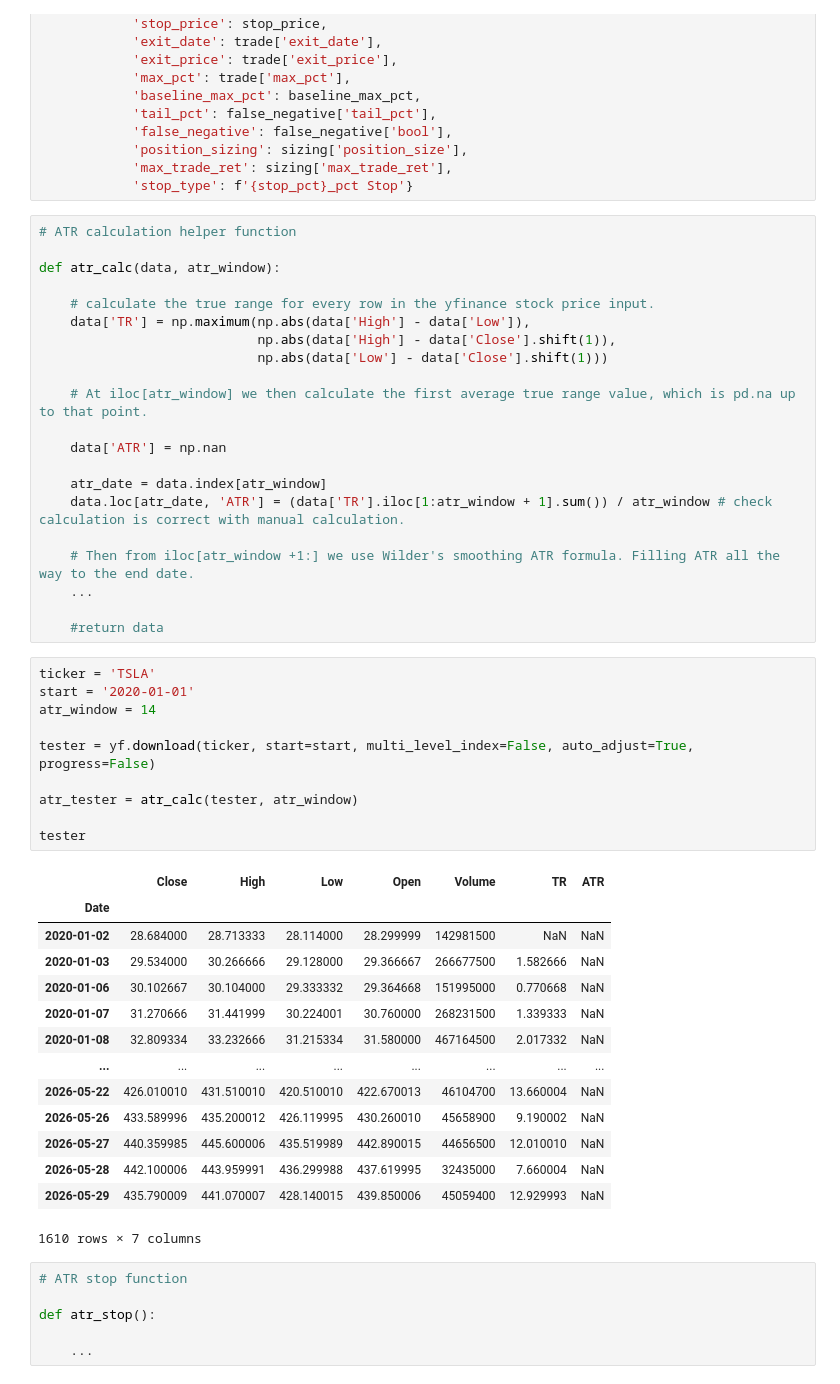
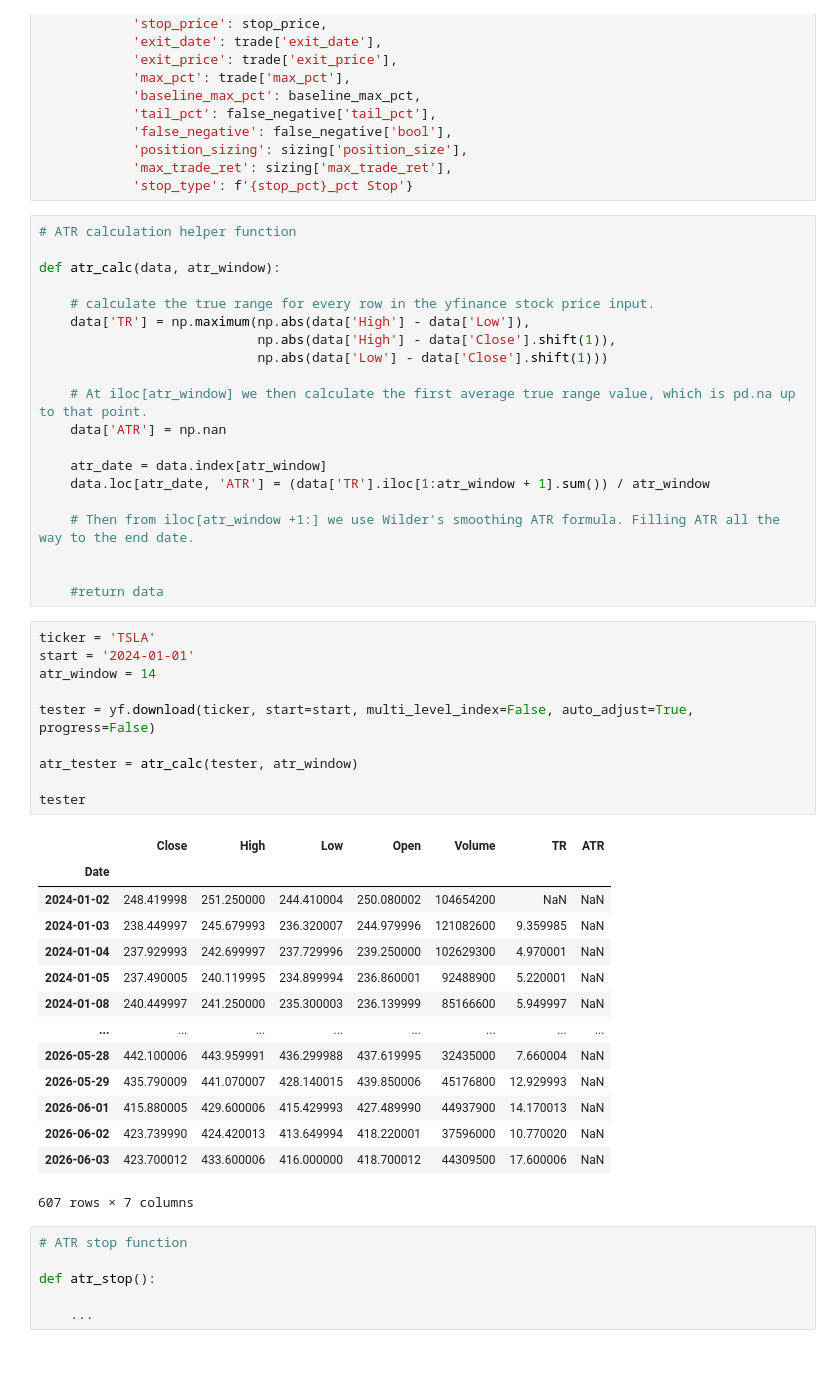
Before and after one commit to mzi1997/trading, a Jupyter notebook: stops.ipynb, the cells around one changed output. Drawn from its saved outputs; the diff is of its cells as text.

```diff
--- a/stops.ipynb
+++ b/stops.ipynb
@@ -232,41 +232,40 @@ def atr_calc(data, atr_window):
                             np.abs(data['Low'] - data['Close'].shift(1)))
 
     # At iloc[atr_window] we then calculate the first average true range value, which is pd.na up to that point.
-
     data['ATR'] = np.nan
 
     atr_date = data.index[atr_window]
-    data.loc[atr_date, 'ATR'] = (data['TR'].iloc[1:atr_window + 1].sum()) / atr_window # check calculation is correct with manual calculation.
+    data.loc[atr_date, 'ATR'] = (data['TR'].iloc[1:atr_window + 1].sum()) / atr_window
 
     # Then from iloc[atr_window +1:] we use Wilder's smoothing ATR formula. Filling ATR all the way to the end date.
-    ...
+
 
     #return data
 # %%
 ticker = 'TSLA'
-start = '2020-01-01'
+start = '2024-01-01'
 atr_window = 14
 
 tester = yf.download(ticker, start=start, multi_level_index=False, auto_adjust=True, progress=False)
 
 atr_tester = atr_calc(tester, atr_window)
 
 tester
 # %% [output]
 |  | Close | High | Low | Open | Volume | TR | ATR |
 | Date |  |  |  |  |  |  |  |
-| 2020-01-02 | 28.684000 | 28.713333 | 28.114000 | 28.299999 | 142981500 | NaN | NaN |
-| 2020-01-03 | 29.534000 | 30.266666 | 29.128000 | 29.366667 | 266677500 | 1.582666 | NaN |
-| 2020-01-06 | 30.102667 | 30.104000 | 29.333332 | 29.364668 | 151995000 | 0.770668 | NaN |
-| 2020-01-07 | 31.270666 | 31.441999 | 30.224001 | 30.760000 | 268231500 | 1.339333 | NaN |
-| 2020-01-08 | 32.809334 | 33.232666 | 31.215334 | 31.580000 | 467164500 | 2.017332 | NaN |
+| 2024-01-02 | 248.419998 | 251.250000 | 244.410004 | 250.080002 | 104654200 | NaN | NaN |
+| 2024-01-03 | 238.449997 | 245.679993 | 236.320007 | 244.979996 | 121082600 | 9.359985 | NaN |
+| 2024-01-04 | 237.929993 | 242.699997 | 237.729996 | 239.250000 | 102629300 | 4.970001 | NaN |
+| 2024-01-05 | 237.490005 | 240.119995 | 234.899994 | 236.860001 | 92488900 | 5.220001 | NaN |
+| 2024-01-08 | 240.449997 | 241.250000 | 235.300003 | 236.139999 | 85166600 | 5.949997 | NaN |
 | ... | ... | ... | ... | ... | ... | ... | ... |
-| 2026-05-22 | 426.010010 | 431.510010 | 420.510010 | 422.670013 | 46104700 | 13.660004 | NaN |
-| 2026-05-26 | 433.589996 | 435.200012 | 426.119995 | 430.260010 | 45658900 | 9.190002 | NaN |
-| 2026-05-27 | 440.359985 | 445.600006 | 435.519989 | 442.890015 | 44656500 | 12.010010 | NaN |
 | 2026-05-28 | 442.100006 | 443.959991 | 436.299988 | 437.619995 | 32435000 | 7.660004 | NaN |
-| 2026-05-29 | 435.790009 | 441.070007 | 428.140015 | 439.850006 | 45059400 | 12.929993 | NaN |
+| 2026-05-29 | 435.790009 | 441.070007 | 428.140015 | 439.850006 | 45176800 | 12.929993 | NaN |
+| 2026-06-01 | 415.880005 | 429.600006 | 415.429993 | 427.489990 | 44937900 | 14.170013 | NaN |
+| 2026-06-02 | 423.739990 | 424.420013 | 413.649994 | 418.220001 | 37596000 | 10.770020 | NaN |
+| 2026-06-03 | 423.700012 | 433.600006 | 416.000000 | 418.700012 | 44309500 | 17.600006 | NaN |
-1610 rows × 7 columns
+607 rows × 7 columns
 # %%
 # ATR stop function
 
```
Also changed, not shown: parts of 1 cell of this notebook.
